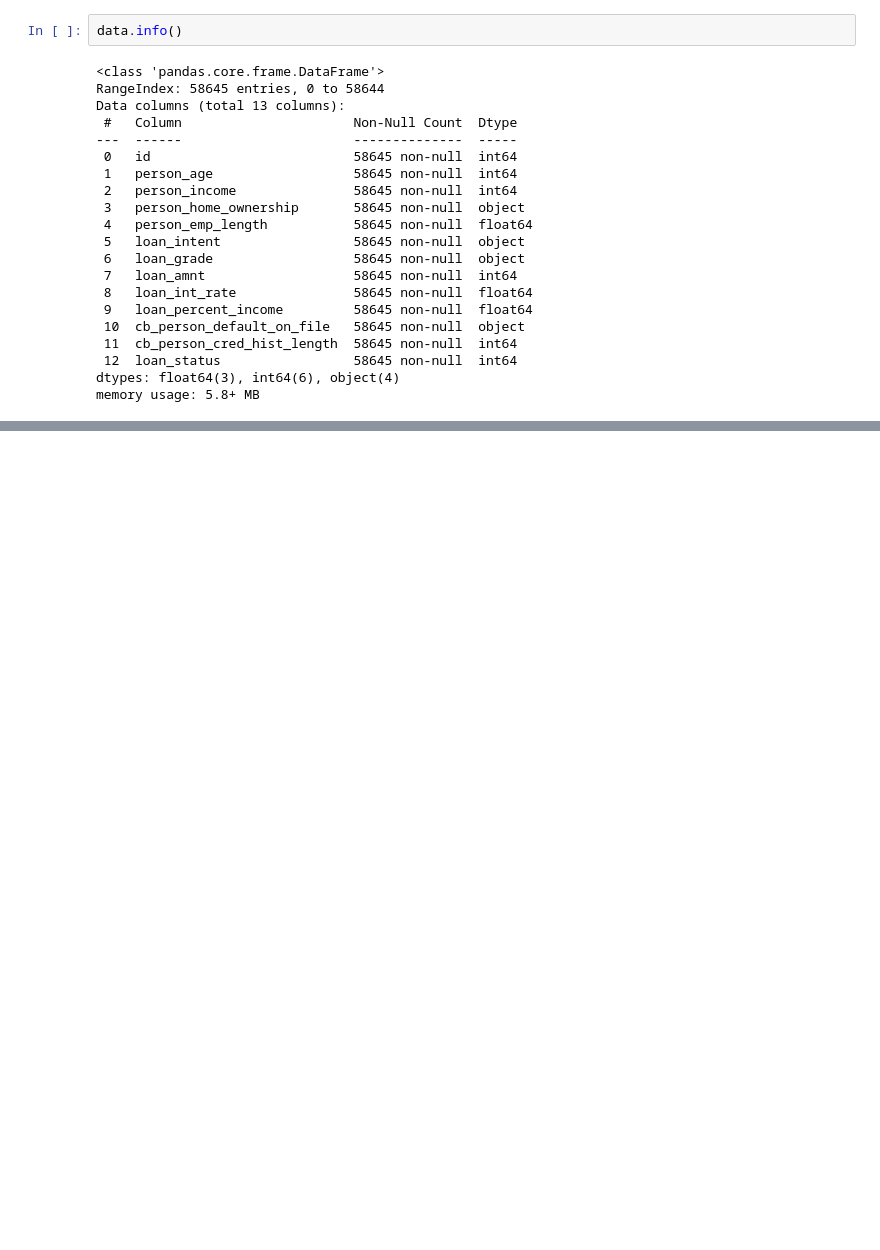
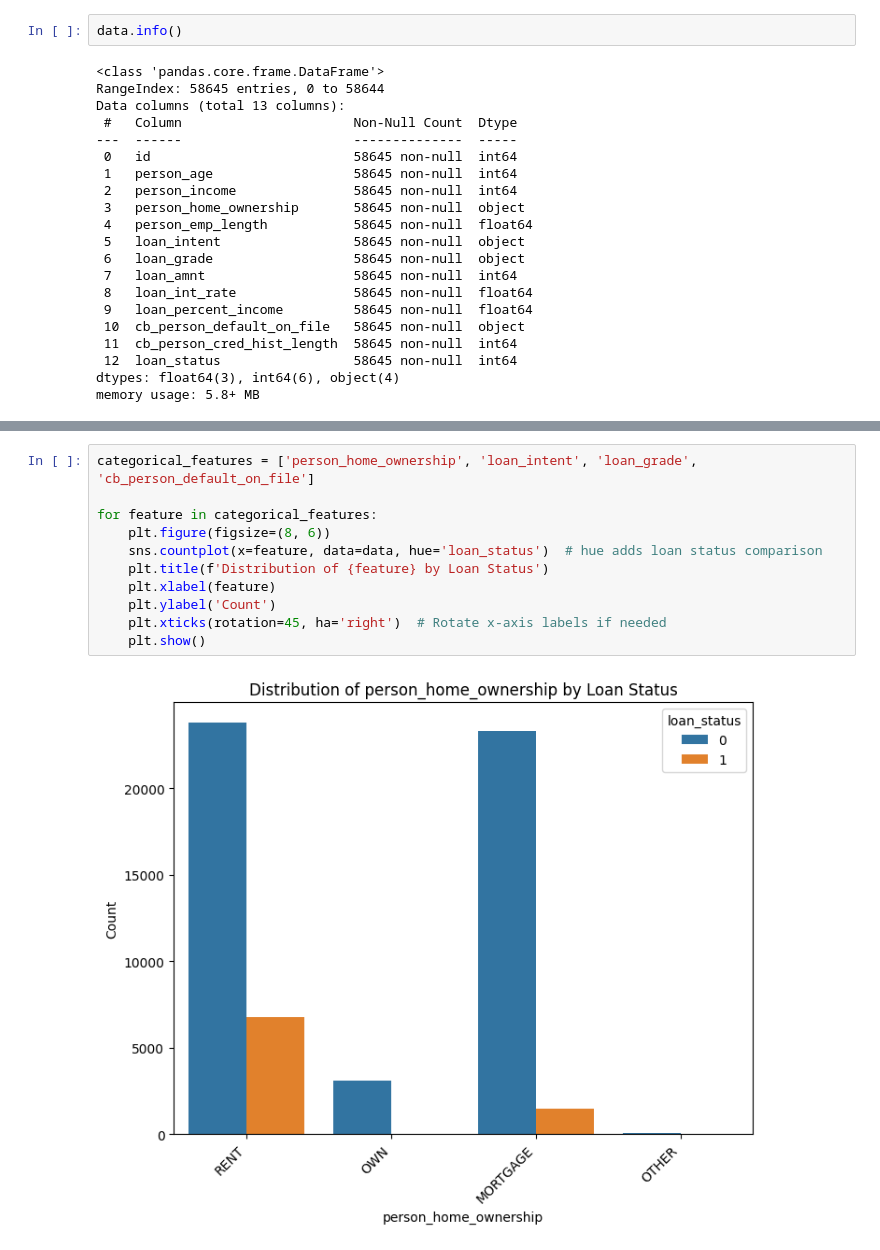
Before and after one commit to jash0803/DAIICT, a Jupyter notebook: SEM 5/EDA/202201016_Lab_Assignment_6.ipynb, the cells around one changed output, grey strips where cells are left out. Drawn from its saved outputs; the diff is of its cells as text; blank space fills up the shorter version.

```diff
--- a/SEM 5/EDA/202201016_Lab_Assignment_6.ipynb
+++ b/SEM 5/EDA/202201016_Lab_Assignment_6.ipynb
@@ -135,0 +230,13 @@ AUC Score: 95.52597034303386
+# %%
+categorical_features = ['person_home_ownership', 'loan_intent', 'loan_grade', 'cb_person_default_on_file']
+
+for feature in categorical_features:
+    plt.figure(figsize=(8, 6))
+    sns.countplot(x=feature, data=data, hue='loan_status')  # hue adds loan status comparison
+    plt.title(f'Distribution of {feature} by Loan Status')
+    plt.xlabel(feature)
+    plt.ylabel('Count')
+    plt.xticks(rotation=45, ha='right')  # Rotate x-axis labels if needed
+    plt.show()
+# %% [output]
+[figure, added]
```
Also changed, not shown: parts of 72 cells of this notebook.
